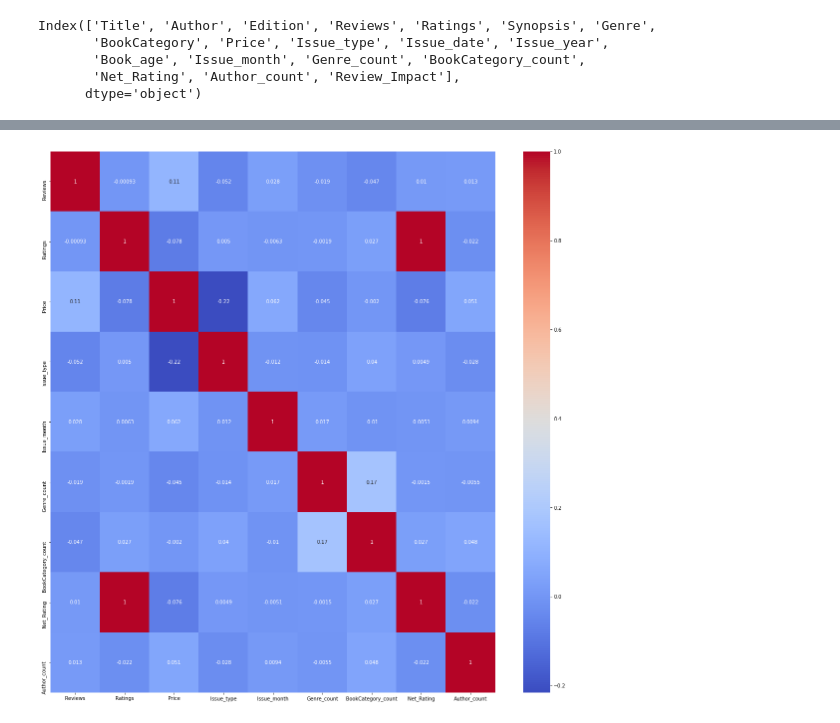
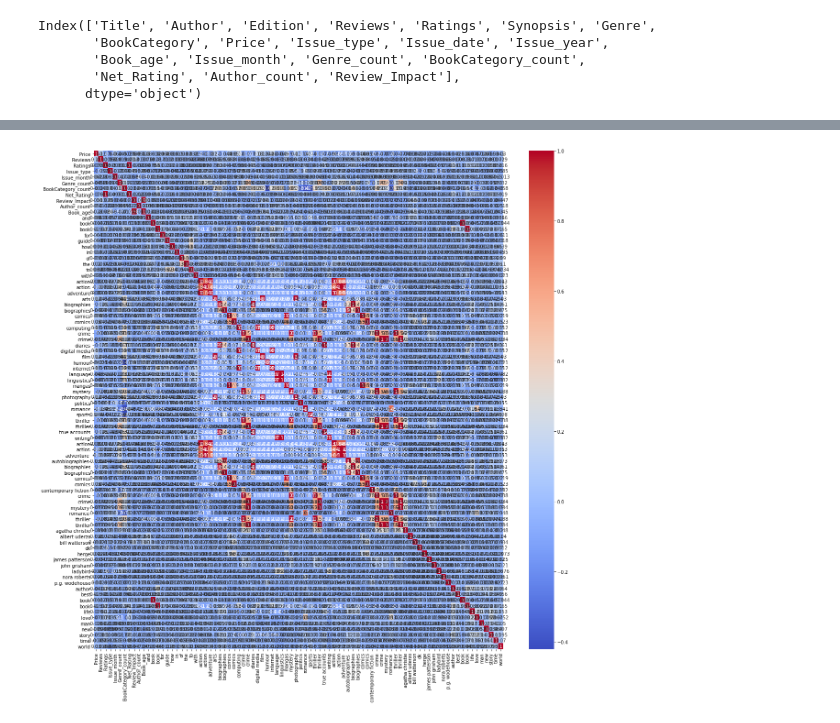
Before and after one commit to vishxl/Book-Price-Prediction, a Jupyter notebook: Book_Predictions.ipynb, the cells around one changed output, grey strips where cells are left out. Drawn from its saved outputs; the diff is of its cells as text; code cells hidden in the pictures.

```diff
--- a/Book_Predictions.ipynb
+++ b/Book_Predictions.ipynb
@@ -168,31 +106,28 @@ df_title = pd.DataFrame(data=title_vector,
 # %%
-from sklearn.feature_extraction.text import CountVectorizer
-
-bc_vectorizer = CountVectorizer(lowercase=True, tokenizer=lambda x: \
-                                 x.split(', '))
+bc_vectorizer = CountVectorizer(lowercase=True, tokenizer=lambda x: x.split(', '))
 book_cat_vector = bc_vectorizer.fit_transform(combined['BookCategory']).toarray()
 df_book_cat = pd.DataFrame(data=book_cat_vector,
                       columns=bc_vectorizer.get_feature_names())
 # %%
-vectorizer_genre = CountVectorizer(max_features=10,
+genre_vectorizer = CountVectorizer(max_features=10,
                                    lowercase=True, tokenizer=lambda x: x.split(', '))
-vector_genre = vectorizer_genre.fit_transform(combined['Genre']).toarray()
-df_genre = pd.DataFrame(data=vector_genre,
-                        columns=vectorizer_genre.get_feature_names())
+genre_vector = genre_vectorizer.fit_transform(combined['Genre']).toarray()
+df_genre = pd.DataFrame(data=genre_vector,
+                        columns=genre_vectorizer.get_feature_names())
 # %%
-vectorizer_author = CountVectorizer(max_features=10, lowercase=True,
+author_vectorizer = CountVectorizer(max_features=10, lowercase=True,
                                     tokenizer=lambda x: x.split(', '))
-vector_author = vectorizer_author.fit_transform(combined['Author']).toarray()
-df_author = pd.DataFrame(data=vector_author,
-                         columns=vectorizer_author.get_feature_names())
+author_vector = author_vectorizer.fit_transform(combined['Author']).toarray()
+df_author = pd.DataFrame(data=author_vector,
+                         columns=author_vectorizer.get_feature_names())
 # %%
-vectorizer_synopsis = CountVectorizer(max_features=10,
+synopsis_vectorizer = CountVectorizer(max_features=10,
                                       stop_words='english',
                                       strip_accents='ascii',
                                       lowercase=True)
-vector_synopsis = vectorizer_synopsis.fit_transform(combined['Synopsis']).toarray()
-df_syn = pd.DataFrame(data=vector_synopsis,
-                           columns=vectorizer_synopsis.get_feature_names())
+synopsis_vector = synopsis_vectorizer.fit_transform(combined['Synopsis']).toarray()
+df_syn = pd.DataFrame(data=synopsis_vector,
+                           columns=synopsis_vectorizer.get_feature_names())
 # %%
 combined.columns
 # %% [output]
@@ -253,9 +164,9 @@ import seaborn as sns
 import matplotlib.pyplot as plt
 %matplotlib inline
 # %%
-correlation_mat = combined.corr()
+correlation_mat = final.corr()
 top_corr_features = correlation_mat.index
 plt.figure(figsize=(20,20))
 g= sns.heatmap(final[top_corr_features].corr(),annot=True,cmap="coolwarm")
 # %% [output]
-[figure, old version]
+[figure, new version]
```
Also changed, not shown: parts of 51 cells of this notebook.
